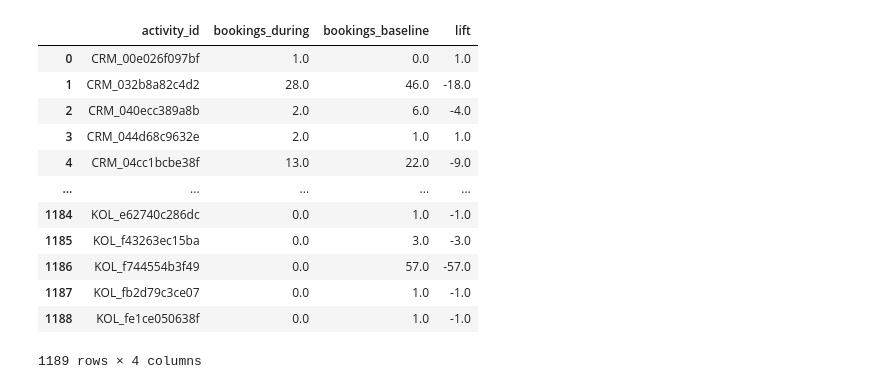
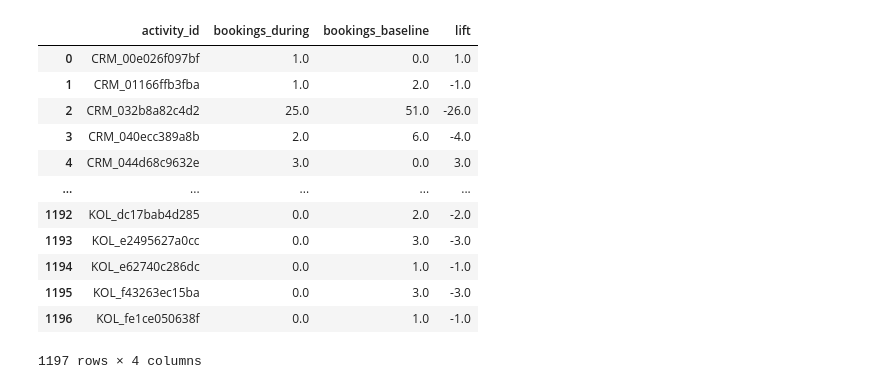
Before and after one commit to liyunling2/OPE, a Jupyter notebook: _3_marketing/compare_bookings_with_marketing.ipynb, the cells around one changed output. Cells and saved outputs as stored; diff of their text form; code cells hidden in the pictures.

```diff
--- a/_3_marketing/compare_bookings_with_marketing.ipynb
+++ b/_3_marketing/compare_bookings_with_marketing.ipynb
@@ -140,39 +168,50 @@ bookings["restaurant_id"] = pd.to_numeric(bookings["restaurant_id"], errors="coe
 bookings = bookings.dropna(subset=["booking_datetime", "restaurant_id"]).copy()
 
 # --- make sure marketing activity times are real datetime ---
-mkt = marketing_activities.copy()
-mkt["activity_start"] = pd.to_datetime(mkt["activity_start"], errors="coerce")
-mkt["activity_end"]   = pd.to_datetime(mkt["activity_end"], errors="coerce")
+mkt_lift = mkt_exposure.copy()
+# mkt["activity_start"] = pd.to_datetime(mkt["activity_start"], errors="coerce")
+# mkt["activity_end"]   = pd.to_datetime(mkt["activity_end"], errors="coerce")
 
-# unify restaurant_id (since your marketing file has channel-specific cols)
-mkt["restaurant_id"] = (
-    pd.to_numeric(mkt.get("crm_restaurant_id"), errors="coerce")
-    .combine_first(pd.to_numeric(mkt.get("kol_restaurant_id"), errors="coerce"))
-    .combine_first(pd.to_numeric(mkt.get("fb_restaurant_id"), errors="coerce"))
-    .combine_first(pd.to_numeric(mkt.get("fb_restaurant_id_2"), errors="coerce"))
-    .combine_first(pd.to_numeric(mkt.get("fb_restaurant_id_3"), errors="coerce"))
-    .combine_first(pd.to_numeric(mkt.get("fb_restaurant_id_4"), errors="coerce"))
-    .combine_first(pd.to_numeric(mkt.get("fb_restaurant_id_5"), errors="coerce"))
-)
+# # unify restaurant_id (since your marketing file has channel-specific cols)
+# mkt["restaurant_id"] = (
+#     pd.to_numeric(mkt.get("crm_restaurant_id"), errors="coerce")
+#     .combine_first(pd.to_numeric(mkt.get("kol_restaurant_id"), errors="coerce"))
+#     .combine_first(pd.to_numeric(mkt.get("fb_restaurant_id"), errors="coerce"))
+#     .combine_first(pd.to_numeric(mkt.get("fb_restaurant_id_2"), errors="coerce"))
+#     .combine_first(pd.to_numeric(mkt.get("fb_restaurant_id_3"), errors="coerce"))
+#     .combine_first(pd.to_numeric(mkt.get("fb_restaurant_id_4"), errors="coerce"))
+#     .combine_first(pd.to_numeric(mkt.get("fb_restaurant_id_5"), errors="coerce"))
+# )
 
-mkt = mkt.dropna(subset=["activity_id", "restaurant_id", "activity_start", "activity_end"]).copy()
-mkt = mkt.loc[mkt["activity_end"] >= mkt["activity_start"]].copy()
+# mkt = mkt.dropna(subset=["activity_id", "restaurant_id", "activity_start", "activity_end"]).copy()
+# mkt = mkt.loc[mkt["activity_end"] >= mkt["activity_start"]].copy()
 
 # 1️⃣ Count bookings during window (attrib_1 already exists)
 during = attrib_1.groupby("activity_id").size().rename("bookings_during")
 
 # 2️⃣ Build baseline window (same duration immediately BEFORE activity_start)
-mkt["window_hours"] = (mkt["activity_end"] - mkt["activity_start"]).dt.total_seconds() / 3600.0
+mkt_lift["window_hours"] = (mkt_lift["activity_end"] - mkt_lift["activity_start"]).dt.total_seconds() / 3600.0
 
 # guard: if any window_hours is 0/negative (shouldn't happen, but just in case)
-mkt = mkt.loc[mkt["window_hours"] > 0].copy()
+mkt_lift = mkt_lift.loc[mkt_lift["window_hours"] > 0].copy()
 
-mkt["baseline_start"] = mkt["activity_start"] - pd.to_timedelta(mkt["window_hours"], unit="h")
-mkt["baseline_end"]   = mkt["activity_start"]
+mkt_lift["baseline_start"] = mkt_lift["activity_start"] - pd.to_timedelta(mkt_lift["window_hours"], unit="h")
+mkt_lift["baseline_end"]   = mkt_lift["activity_start"]
+
+cand_during = bookings[["id", "restaurant_id", "booking_datetime"]].merge(
+    mkt_lift[["activity_id", "restaurant_id", "activity_start", "activity_end"]],
+    on="restaurant_id",
+    how="inner"  # inner: only keep restaurants that exist in both
+)
+
+during_counts = cand_during[
+    (cand_during["booking_datetime"] >= cand_during["activity_start"]) &
+    (cand_during["booking_datetime"] <= cand_during["activity_end"])
+].groupby("activity_id").size().rename("bookings_during")
 
 # 3️⃣ Merge bookings to baseline window (candidate pairs by restaurant)
 cand_baseline = bookings[["id", "restaurant_id", "booking_datetime"]].merge(
-    mkt[["activity_id", "restaurant_id", "baseline_start", "baseline_end"]],
+    mkt_lift[["activity_id", "restaurant_id", "baseline_start", "baseline_end"]],
     on="restaurant_id",
     how="left"
 )
@@ -181,11 +220,10 @@ baseline = cand_baseline[
     (cand_baseline["booking_datetime"] >= cand_baseline["baseline_start"]) &
     (cand_baseline["booking_datetime"] <  cand_baseline["baseline_end"])
 ].copy()
-
 baseline_counts = baseline.groupby("activity_id").size().rename("bookings_baseline")
 
 # 4️⃣ Combine → lift table
-lift_table = pd.concat([during, baseline_counts], axis=1).fillna(0)
+lift_table = pd.concat([during_counts, baseline_counts], axis=1).fillna(0)
 lift_table["lift"] = lift_table["bookings_during"] - lift_table["bookings_baseline"]
 lift_table = lift_table.reset_index()
 
@@ -212,15 +250,15 @@ max         117.000000         249.000000    77.000000
 |  | activity_id | bookings_during | bookings_baseline | lift |
 | 0 | CRM_00e026f097bf | 1.0 | 0.0 | 1.0 |
-| 1 | CRM_032b8a82c4d2 | 28.0 | 46.0 | -18.0 |
-| 2 | CRM_040ecc389a8b | 2.0 | 6.0 | -4.0 |
-| 3 | CRM_044d68c9632e | 2.0 | 1.0 | 1.0 |
-| 4 | CRM_04cc1bcbe38f | 13.0 | 22.0 | -9.0 |
+| 1 | CRM_01166ffb3fba | 1.0 | 2.0 | -1.0 |
+| 2 | CRM_032b8a82c4d2 | 25.0 | 51.0 | -26.0 |
+| 3 | CRM_040ecc389a8b | 2.0 | 6.0 | -4.0 |
+| 4 | CRM_044d68c9632e | 3.0 | 0.0 | 3.0 |
 | ... | ... | ... | ... | ... |
-| 1184 | KOL_e62740c286dc | 0.0 | 1.0 | -1.0 |
-| 1185 | KOL_f43263ec15ba | 0.0 | 3.0 | -3.0 |
-| 1186 | KOL_f744554b3f49 | 0.0 | 57.0 | -57.0 |
-| 1187 | KOL_fb2d79c3ce07 | 0.0 | 1.0 | -1.0 |
-| 1188 | KOL_fe1ce050638f | 0.0 | 1.0 | -1.0 |
+| 1192 | KOL_dc17bab4d285 | 0.0 | 2.0 | -2.0 |
+| 1193 | KOL_e2495627a0cc | 0.0 | 3.0 | -3.0 |
+| 1194 | KOL_e62740c286dc | 0.0 | 1.0 | -1.0 |
+| 1195 | KOL_f43263ec15ba | 0.0 | 3.0 | -3.0 |
+| 1196 | KOL_fe1ce050638f | 0.0 | 1.0 | -1.0 |
-1189 rows × 4 columns
+1197 rows × 4 columns
 # %%
 # Keep 1 row per activity_id with key metadata
```
Also changed, not shown: parts of 5 cells of this notebook, 4 other files.
